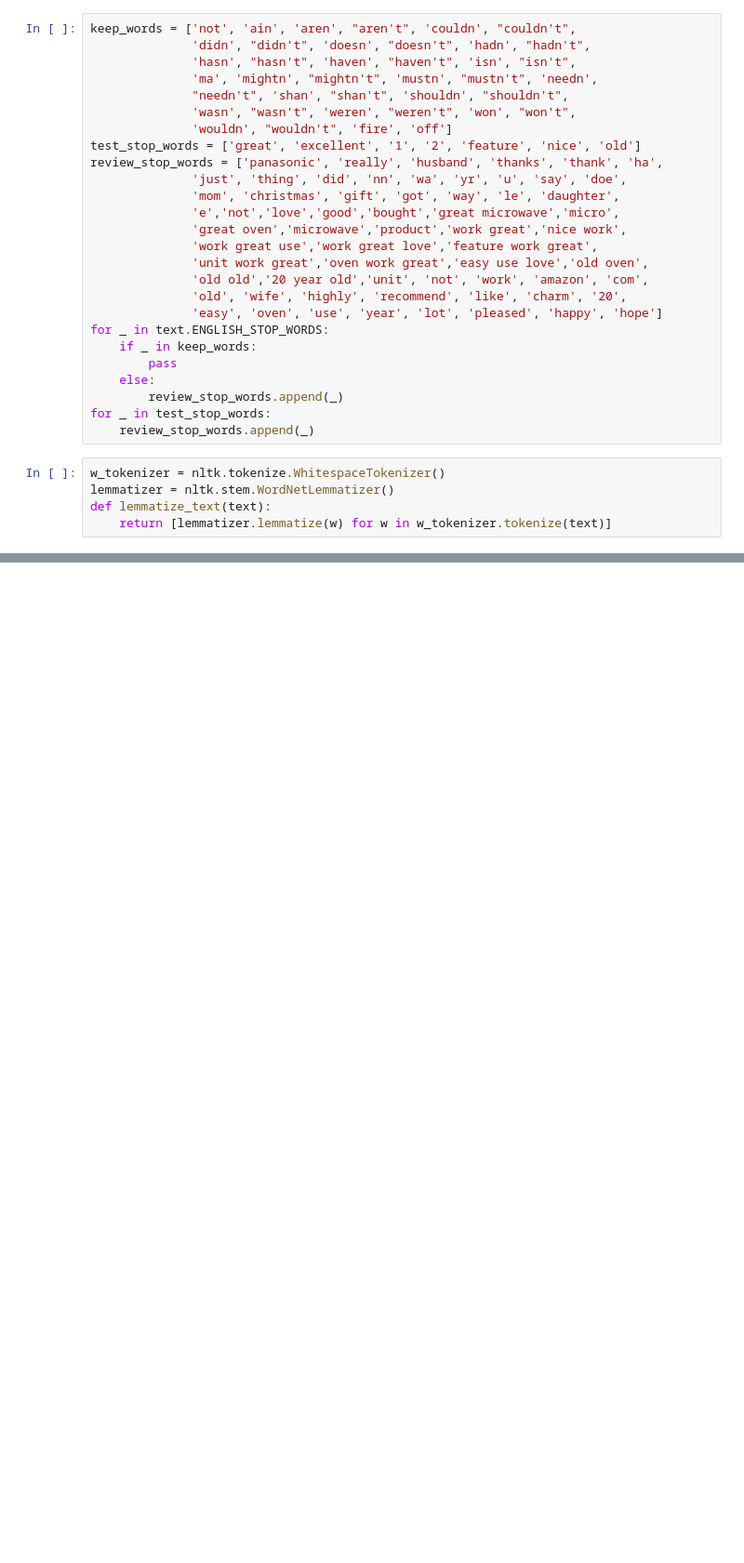
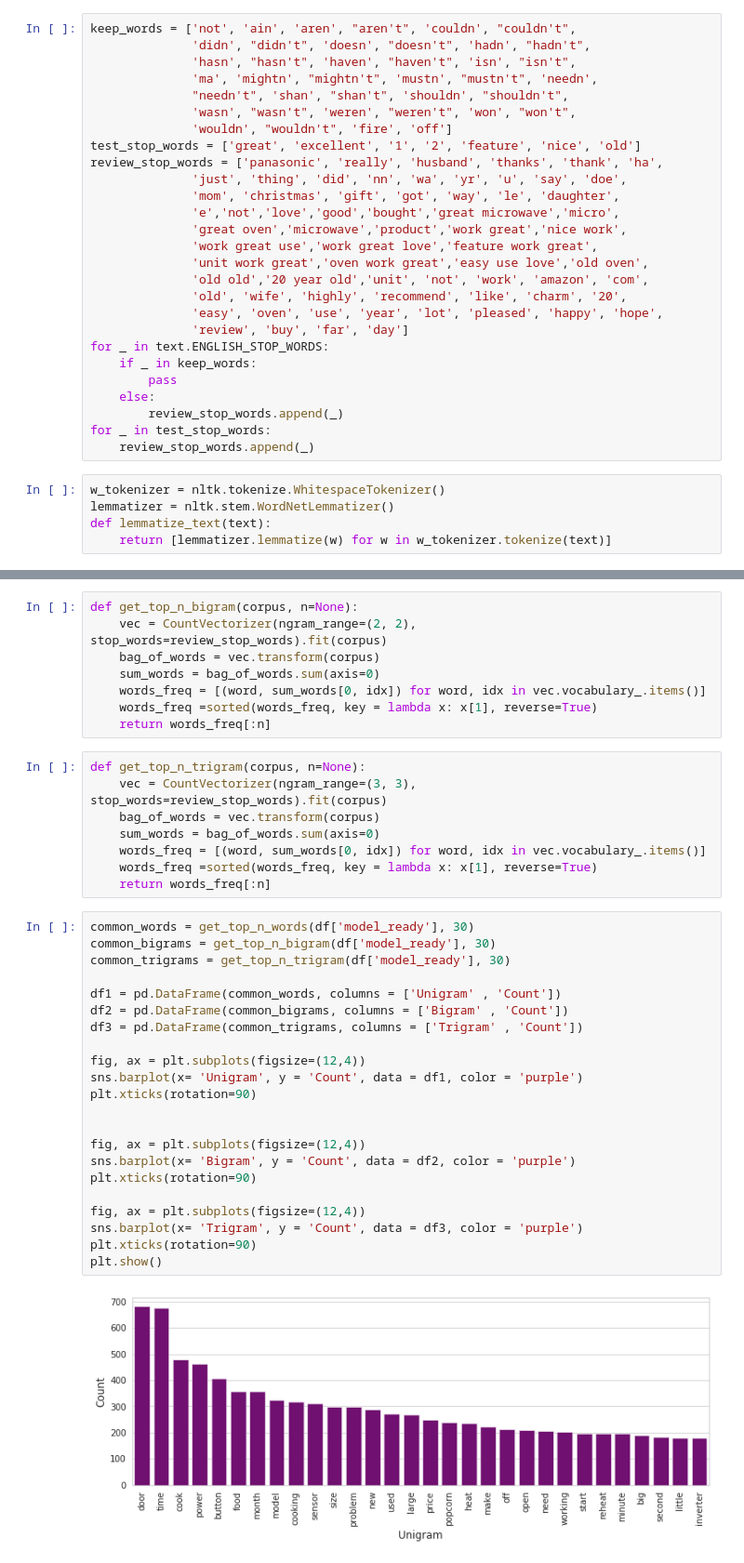
Before and after one commit to GrilledJeez/amazon_product_feature_analysis, a Jupyter notebook: EDA_&_Data_wrangling.ipynb, the cells around one changed output, grey strips where cells are left out. Shown at 93% size. Drawn from its saved outputs; the diff is of its cells as text; blank space fills up the shorter version.

```diff
--- a/EDA_&_Data_wrangling.ipynb
+++ b/EDA_&_Data_wrangling.ipynb
@@ -217,7 +217,8 @@ review_stop_words = ['panasonic', 'really', 'husband', 'thanks', 'thank', 'ha',
               'unit work great','oven work great','easy use love','old oven',
               'old old','20 year old','unit', 'not', 'work', 'amazon', 'com',
               'old', 'wife', 'highly', 'recommend', 'like', 'charm', '20',
-              'easy', 'oven', 'use', 'year', 'lot', 'pleased', 'happy', 'hope']
+              'easy', 'oven', 'use', 'year', 'lot', 'pleased', 'happy', 'hope',
+              'review', 'buy', 'far', 'day']
 for _ in text.ENGLISH_STOP_WORDS:
     if _ in keep_words:
         pass
@@ -335,0 +284,40 @@ Name: review_body1, Length: 1875, dtype: object
+# %%
+def get_top_n_bigram(corpus, n=None):
+    vec = CountVectorizer(ngram_range=(2, 2), stop_words=review_stop_words).fit(corpus)
+    bag_of_words = vec.transform(corpus)
+    sum_words = bag_of_words.sum(axis=0)
+    words_freq = [(word, sum_words[0, idx]) for word, idx in vec.vocabulary_.items()]
+    words_freq =sorted(words_freq, key = lambda x: x[1], reverse=True)
+    return words_freq[:n]
+# %%
+def get_top_n_trigram(corpus, n=None):
+    vec = CountVectorizer(ngram_range=(3, 3), stop_words=review_stop_words).fit(corpus)
+    bag_of_words = vec.transform(corpus)
+    sum_words = bag_of_words.sum(axis=0)
+    words_freq = [(word, sum_words[0, idx]) for word, idx in vec.vocabulary_.items()]
+    words_freq =sorted(words_freq, key = lambda x: x[1], reverse=True)
+    return words_freq[:n]
+# %%
+common_words = get_top_n_words(df['model_ready'], 30)
+common_bigrams = get_top_n_bigram(df['model_ready'], 30)
+common_trigrams = get_top_n_trigram(df['model_ready'], 30)
+
+df1 = pd.DataFrame(common_words, columns = ['Unigram' , 'Count'])
+df2 = pd.DataFrame(common_bigrams, columns = ['Bigram' , 'Count'])
+df3 = pd.DataFrame(common_trigrams, columns = ['Trigram' , 'Count'])
+
+fig, ax = plt.subplots(figsize=(12,4))
+sns.barplot(x= 'Unigram', y = 'Count', data = df1, color = 'purple')
+plt.xticks(rotation=90)
+
+
+fig, ax = plt.subplots(figsize=(12,4))
+sns.barplot(x= 'Bigram', y = 'Count', data = df2, color = 'purple')
+plt.xticks(rotation=90)
+
+fig, ax = plt.subplots(figsize=(12,4))
+sns.barplot(x= 'Trigram', y = 'Count', data = df3, color = 'purple')
+plt.xticks(rotation=90)
+plt.show()
+# %% [output]
+[figure, added]
```
Also changed, not shown: parts of 4 cells of this notebook, 1 other file.
